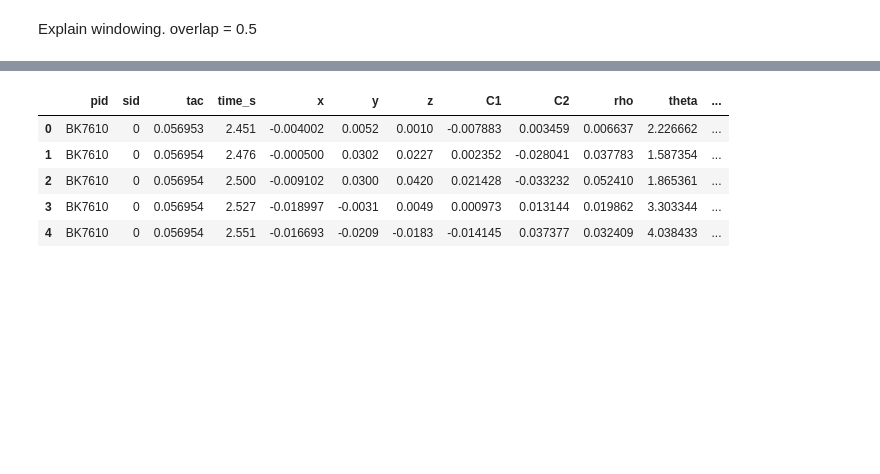
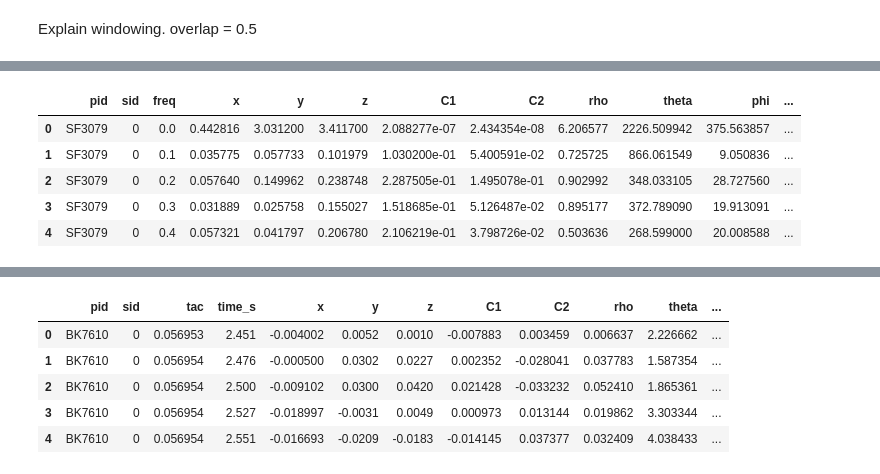
Before and after one commit to eatai/bar_crawl, a Jupyter notebook: BarCrawl_Classification.ipynb, the cells around one changed output, grey strips where cells are left out. Cells and saved outputs as stored; diff of their text form; code cells hidden in the pictures; blank space fills up the shorter version.

```diff
--- a/BarCrawl_Classification.ipynb
+++ b/BarCrawl_Classification.ipynb
@@ -335,0 +336,9 @@ pickle.dump(subject_data, open("subject_data.p","wb"))
+# %%
+subject_data[pid]['sample_fft'].head()
+# %% [output]
+|  | pid | sid | freq | x | y | z | C1 | C2 | rho | theta | phi | ... |
+| 0 | SF3079 | 0 | 0.0 | 0.442816 | 3.031200 | 3.411700 | 2.088277e-07 | 2.434354e-08 | 6.206577 | 2226.509942 | 375.563857 | ... |
+| 1 | SF3079 | 0 | 0.1 | 0.035775 | 0.057733 | 0.101979 | 1.030200e-01 | 5.400591e-02 | 0.725725 | 866.061549 | 9.050836 | ... |
+| 2 | SF3079 | 0 | 0.2 | 0.057640 | 0.149962 | 0.238748 | 2.287505e-01 | 1.495078e-01 | 0.902992 | 348.033105 | 28.727560 | ... |
+| 3 | SF3079 | 0 | 0.3 | 0.031889 | 0.025758 | 0.155027 | 1.518685e-01 | 5.126487e-02 | 0.895177 | 372.789090 | 19.913091 | ... |
+| 4 | SF3079 | 0 | 0.4 | 0.057321 | 0.041797 | 0.206780 | 2.106219e-01 | 3.798726e-02 | 0.503636 | 268.599000 | 20.008588 | ... |
```
Also changed, not shown: parts of 60 cells of this notebook, 2 other files.
